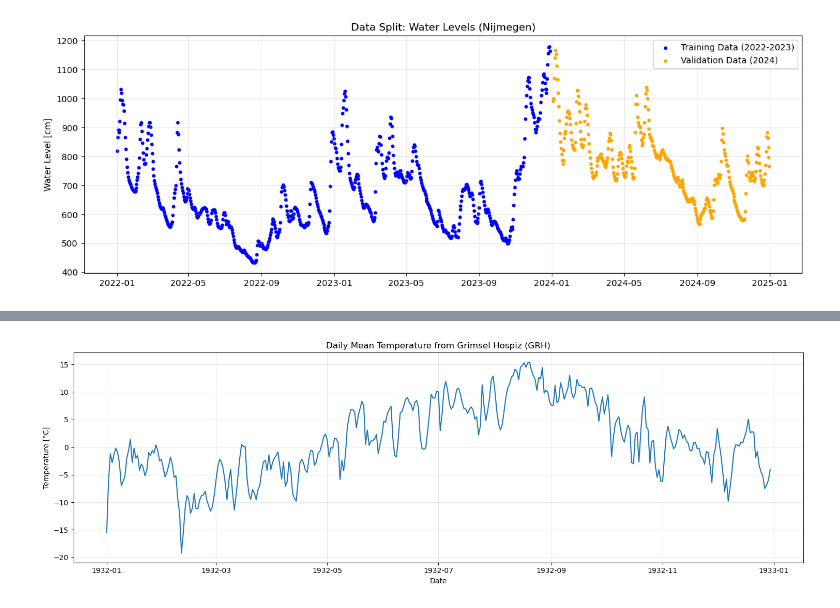
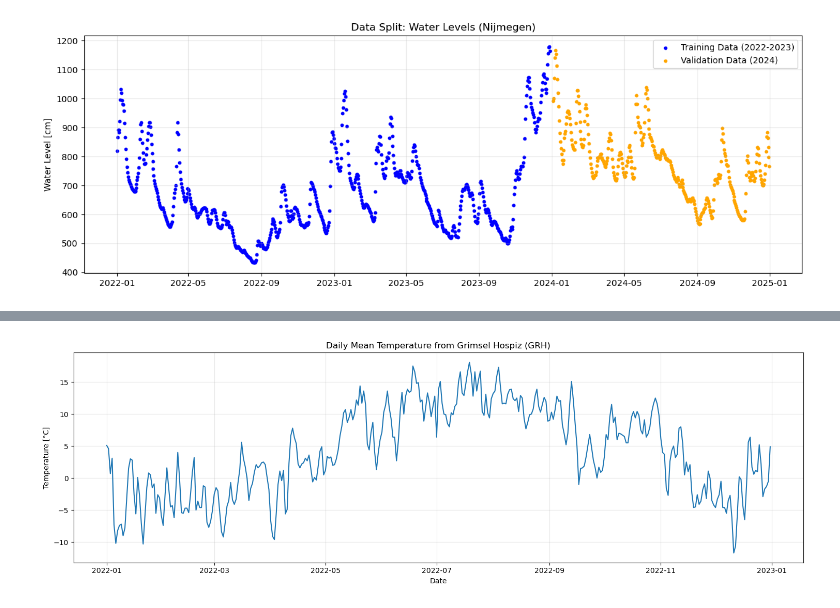
Before and after one commit to Loe-SS/MORE, a Jupyter notebook: discharge_data_analysis.ipynb, the cells around one changed output, grey strips where cells are left out. Cells and saved outputs as stored; diff of their text form; code cells hidden in the pictures.

```diff
--- a/discharge_data_analysis.ipynb
+++ b/discharge_data_analysis.ipynb
@@ -133,33 +316,33 @@ file_name = 'data/ogd-nbcn_grh_d_historical.csv'
 
 
 df = pd.read_csv(file_name, sep=';', encoding="latin1")
 df["datum"] = pd.to_datetime(df["reference_timestamp"], dayfirst=True)
 
 
 df["temperature"] = pd.to_numeric(
     df["ths200d0"].astype(str).str.replace(",", "."), errors='coerce'
 )
 
 df = df.dropna(subset=["datum", "temperature"])
 
 # 2. Fix: Grouping is unnecessary. Set the 'datum' as the index for time series plotting.
 df = df.set_index("datum").sort_index()
 
-one_yeardaily = df[:365]
+one_yeardaily = df.loc['2022-01-01':'2022-12-31'].copy()
 
 # 3. Plotting
 plt.figure(figsize=(15, 5))
 
 # Plot the index (Date) vs the temperature column values
 plt.plot(one_yeardaily.index, one_yeardaily["temperature"].values)
 
 # 4. Fix: Correcting the Y-axis label from "Discharge" to "Temperature"
 plt.xlabel("Date")
 plt.ylabel("Temperature [°C]")
 plt.title(f"Daily Mean Temperature from Grimsel Hospiz (GRH)")
 plt.grid(True, alpha=0.3)
 plt.tight_layout()
 plt.show()
 # %% [output]
-[figure, old version]
+[figure, new version]
 # %%
```
Also changed, not shown: parts of 3 cells of this notebook.
